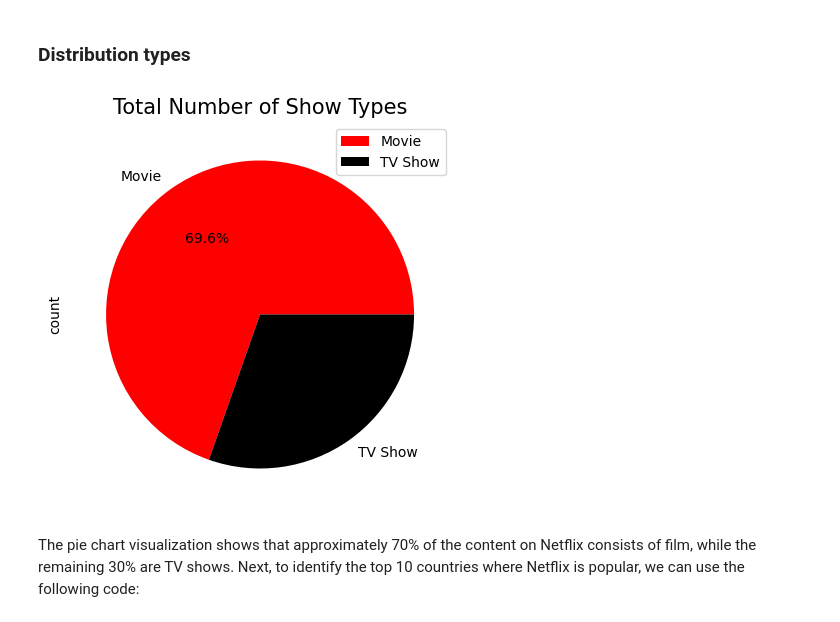
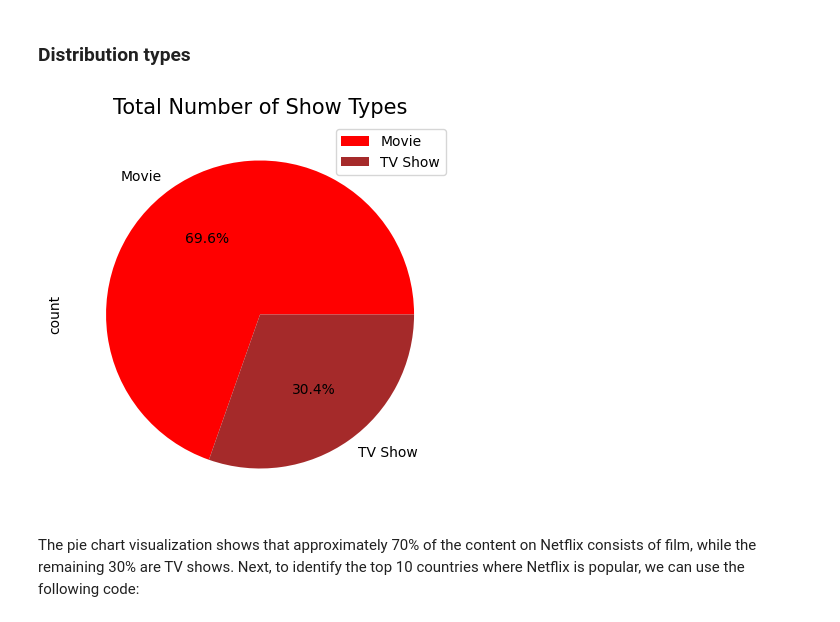
Before and after one commit to nguyen-tr-thuc/Netflix-Movies-and-TV-Shows, a Jupyter notebook: netflix_project.ipynb, the cells around one changed output. Cells and saved outputs as stored; diff of their text form; code cells hidden in the pictures.

```diff
--- a/netflix_project.ipynb
+++ b/netflix_project.ipynb
@@ -237,22 +235,22 @@ df.describe()
 # %%
 # Assuming 'df' is your DataFrame and 'type' is a column in it
 # Count the number of occurrences of each show type
 shows = df['type'].value_counts()
 
 # Specify colors for the pie chart slices
-colors = ['red', 'black']
+colors = ['red','brown']
 
 # Create a pie chart of the show types
 shows.plot.pie(figsize=(5, 5), autopct='%1.1f%%', fontsize=10, colors=colors)
 
 # Add a title and legend to the chart
 plt.title('Total Number of Show Types', fontsize=15, fontfamily='sans-serif')
 plt.legend(loc='upper right')
 
 # Display the plot
 plt.show()
 # %% [output]
-[figure, old version]
+[figure, new version]
 # %% [markdown]
 The pie chart visualization shows that approximately 70% of the content on Netflix consists of film, while the remaining 30% are TV shows. Next, to identify the top 10 countries where Netflix is popular, we can use the following code:
 # %% [markdown]
```
Also changed, not shown: parts of 11 cells of this notebook.
